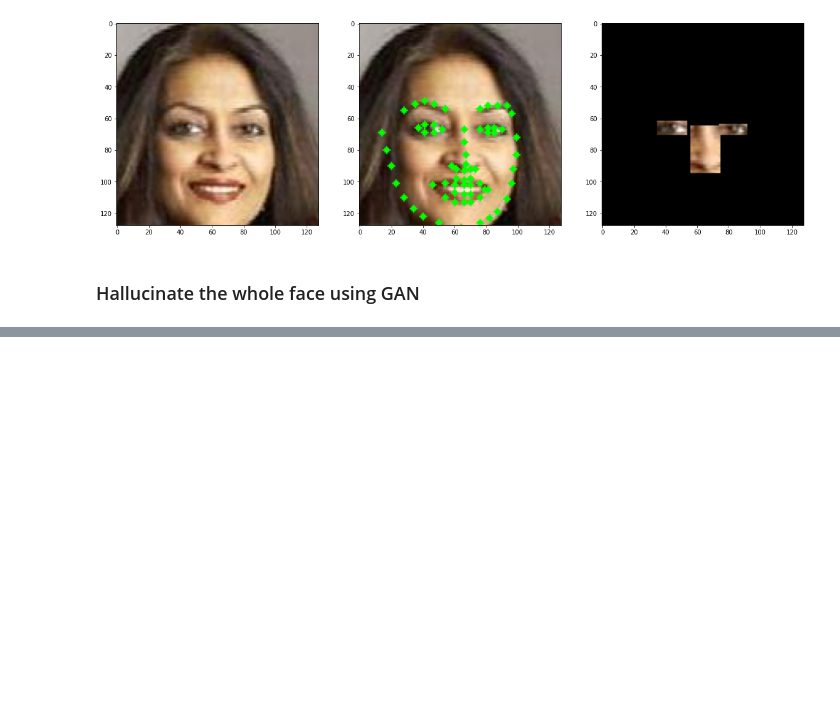
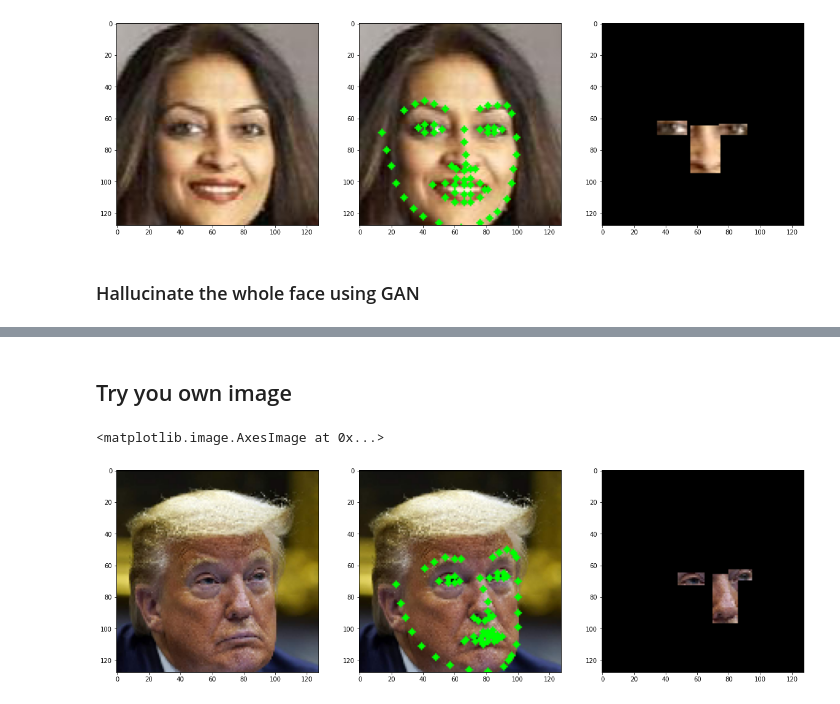
Before and after one commit to AZdet/summer_camp_GAN, a Jupyter notebook: GAN_face_outpaint.ipynb, the cells around one changed output, grey strips where cells are left out. Drawn from its saved outputs; the diff is of its cells as text; code cells hidden in the pictures; blank space fills up the shorter version.

```diff
--- a/GAN_face_outpaint.ipynb
+++ b/GAN_face_outpaint.ipynb
@@ -198,0 +199,75 @@ plt.figure(); plt.imshow(demo_np)
+# %% [markdown]
+## Try you own image
+# %%
+img = Image.open('trump.jpg').convert('RGB')
+w, h = img.size
+target_w = 800
+target_h = 800
+ratio = max(target_w / w, target_h / h)
+img = img.resize((int(w * ratio), int(h * ratio)))
+img = np.array(img)
+fa = face_alignment.FaceAlignment(face_alignment.LandmarksType._2D, flip_input=False, device='cpu')
+
+# detect_landmarks
+preds = fa.get_landmarks(img)
+
+# detect bbox
+pts = np.array(preds[0])
+x_min = pts[:,0].min()
+x_max = pts[:,0].max()
+y_min = pts[:,1].min()
+y_max = pts[:,1].max()
+# crop the face and resize it if larger than given size 128
+if img.shape[0] > 128:
+    img = Image.fromarray(img)
+    y_extend = 2 / 3 * (y_max - y_min)
+    img = img.crop((x_min-y_extend//2, y_min-y_extend, x_max+y_extend//2, y_max)).resize((128,128))
+    img = np.array(img)
+    plt.imshow(img)
+
+# detect_landmarks again
+preds = fa.get_landmarks(img)
+input_with_FL = img.copy()
+for (x, y) in preds[0]:
+   cv2.circle(input_with_FL, (x, y), 2, (0, 255, 0), -1)
+
+def get_face_mask(img, preds):
+    mask = np.zeros((img.shape[0], img.shape[1]))
+
+    ############### left eye ####################
+    left_eye = preds[0][36:42]
+    n = 2
+    left_eye_mask = np.zeros((img.shape[0], img.shape[1]))
+    left_eye_mask[int(min(left_eye[:,1])-n):int(max(left_eye[:,1])+n), int(min(left_eye[:,0])-n):int(max(left_eye[:,0])+n)] = 1
+
+    ############### right eye ####################
+    right_eye = preds[0][42:48]
+    n = 2
+    right_eye_mask = np.zeros((img.shape[0], img.shape[1]))
+    right_eye_mask[int(min(right_eye[:,1])-n):int(max(right_eye[:,1])+n), int(min(right_eye[:,0])-n):int(max(right_eye[:,0])+n)] = 1
+
+    ############### nose ####################
+    nose = preds[0][27:36]
+    n = 2
+    nose_mask = np.zeros((img.shape[0], img.shape[1]))
+    nose_mask[int(min(nose[:,1])-n):int(max(nose[:,1])+n), int(min(nose[:,0])-n):int(max(nose[:,0])+n)] = 1
+
+    mask += left_eye_mask
+    mask += right_eye_mask
+    mask += nose_mask
+    mask[mask>0] = 1
+
+    crop_face = np.zeros((img.shape))
+    for i in range(3):
+        crop_face[:,:,i] = img[:,:,i]*mask
+    return mask, crop_face
+mask, crop_face = get_face_mask(img, preds)
+
+
+plt.rcParams["figure.figsize"] = (20,10)
+plt.subplot(1,3,1); plt.imshow(img)
+plt.subplot(1,3,2); plt.imshow(input_with_FL)
+plt.subplot(1,3,3); plt.imshow(crop_face/255)
+# %% [output]
+<matplotlib.image.AxesImage at 0x...>
+[figure, added]
```
Also changed, not shown: parts of 6 cells of this notebook, 3 other files.
